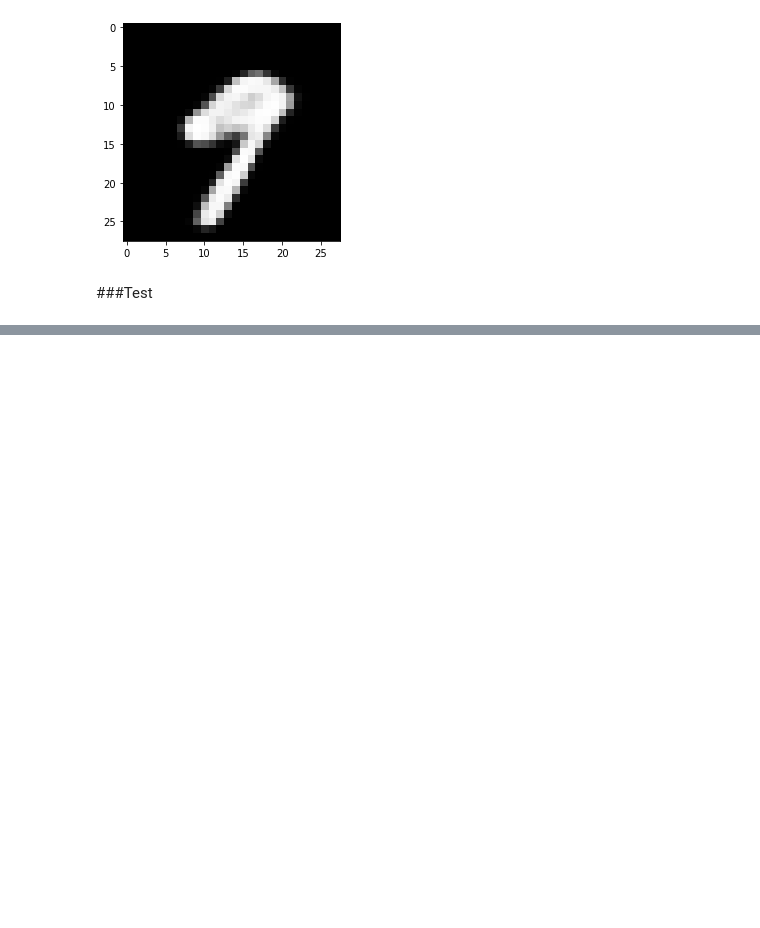
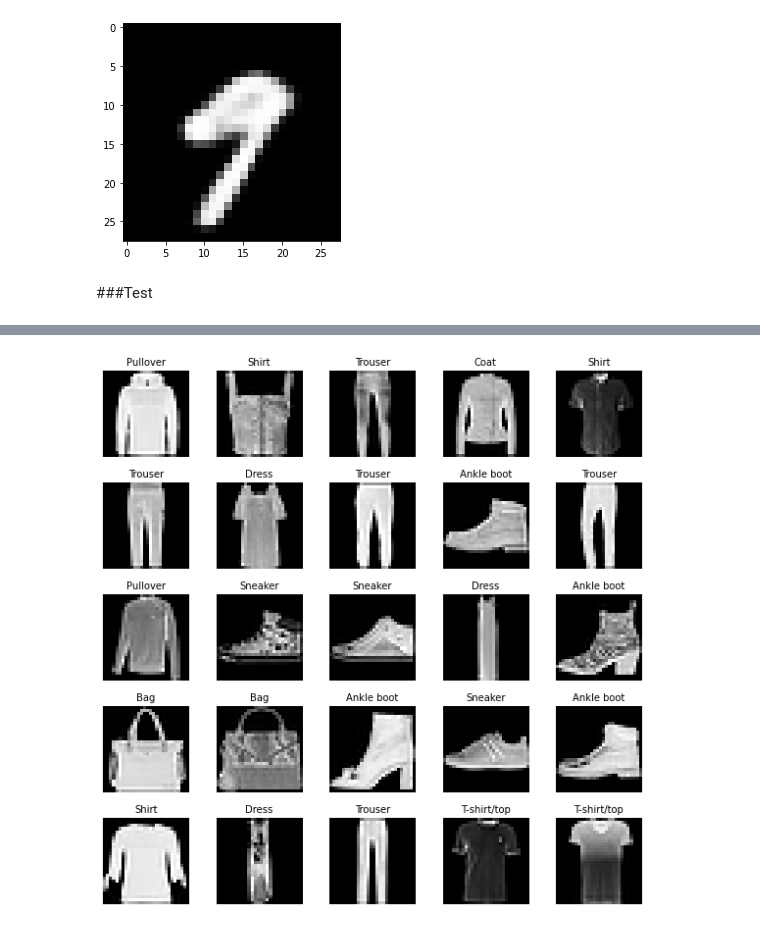
Before and after one commit to mralamdari/Computer-Vision-Projects, a Jupyter notebook: Autoencoders_for_Image_compression.ipynb, the cells around one changed output, grey strips where cells are left out. Drawn from its saved outputs; the diff is of its cells as text; code cells hidden in the pictures; blank space fills up the shorter version.

```diff
--- a/Autoencoders_for_Image_compression.ipynb
+++ b/Autoencoders_for_Image_compression.ipynb
@@ -205,0 +211,18 @@ for i, img_id in enumerate(test_imgs):
+# %%
+(x_train, y_train), (x_test, y_test) = tf.keras.datasets.fashion_mnist.load_data()
+# %%
+height = 5
+width = 5
+classes = ['T-shirt/top','Trouser','Pullover','Dress','Coat','Sandal','Shirt','Sneaker','Bag','Ankle boot']
+fig, axis = plt.subplots(height, width, figsize=(10, 10))
+for h in range(height):
+  for w in range(width):
+    ind = np.random.randint(len(x_train))
+    img = x_train[ind]
+    axis[h][w].imshow(img, cmap='gray')
+    axis[h][w].axis('off')
+    axis[h][w].set_title(classes[y_train[ind]], fontsize=10)
+
+plt.subplots_adjust(hspace=0.3)
+# %% [output]
+[figure, added]
```
Also changed, not shown: parts of 2 cells of this notebook.
